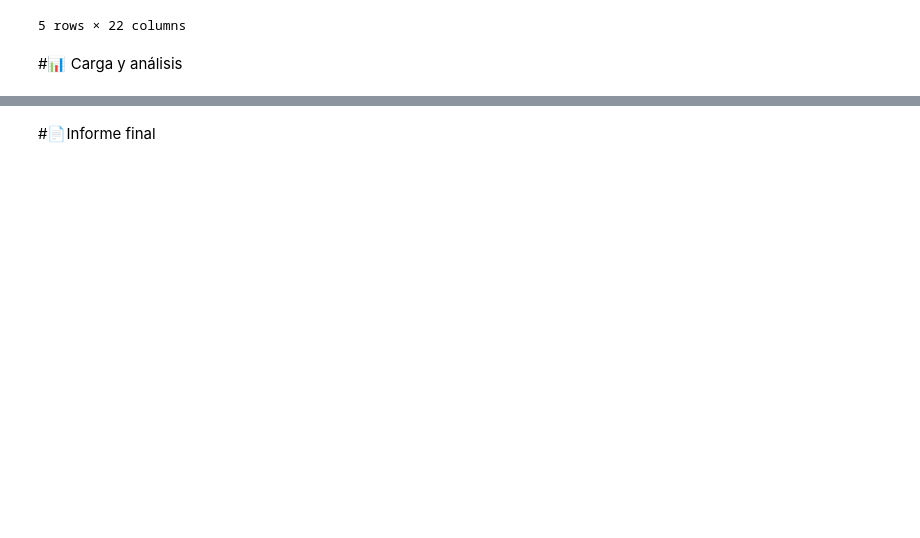
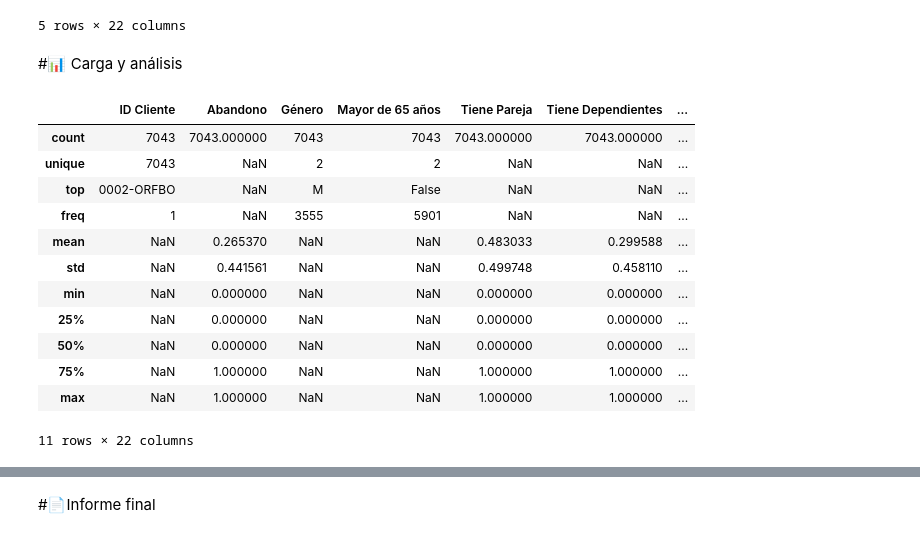
Before and after one commit to anasayago/challenge2-data-science-latam, a Jupyter notebook: TelecomX_LATAM_AnaSayago.ipynb, the cells around one changed output, grey strips where cells are left out. Drawn from its saved outputs; the diff is of its cells as text; code cells hidden in the pictures; blank space fills up the shorter version.

Commit message:
Análisis Descriptivo

```diff
--- a/TelecomX_LATAM_AnaSayago.ipynb
+++ b/TelecomX_LATAM_AnaSayago.ipynb
@@ -265,3 +263,20 @@ df.head()
 5 rows × 22 columns
 # %% [markdown]
 #📊 Carga y análisis
+# %%
+#Analisis descriptivo
+df.describe(include='all')
+# %% [output]
+|  | ID Cliente | Abandono | Género | Mayor de 65 años | Tiene Pareja | Tiene Dependientes | ... |
+| count | 7043 | 7043.000000 | 7043 | 7043 | 7043.000000 | 7043.000000 | ... |
+| unique | 7043 | NaN | 2 | 2 | NaN | NaN | ... |
+| top | 0002-ORFBO | NaN | M | False | NaN | NaN | ... |
+| freq | 1 | NaN | 3555 | 5901 | NaN | NaN | ... |
+| mean | NaN | 0.265370 | NaN | NaN | 0.483033 | 0.299588 | ... |
+| std | NaN | 0.441561 | NaN | NaN | 0.499748 | 0.458110 | ... |
+| min | NaN | 0.000000 | NaN | NaN | 0.000000 | 0.000000 | ... |
+| 25% | NaN | 0.000000 | NaN | NaN | 0.000000 | 0.000000 | ... |
+| 50% | NaN | 0.000000 | NaN | NaN | 0.000000 | 0.000000 | ... |
+| 75% | NaN | 1.000000 | NaN | NaN | 1.000000 | 1.000000 | ... |
+| max | NaN | 1.000000 | NaN | NaN | 1.000000 | 1.000000 | ... |
+11 rows × 22 columns
```
Also changed, not shown: parts of 4 cells of this notebook.
